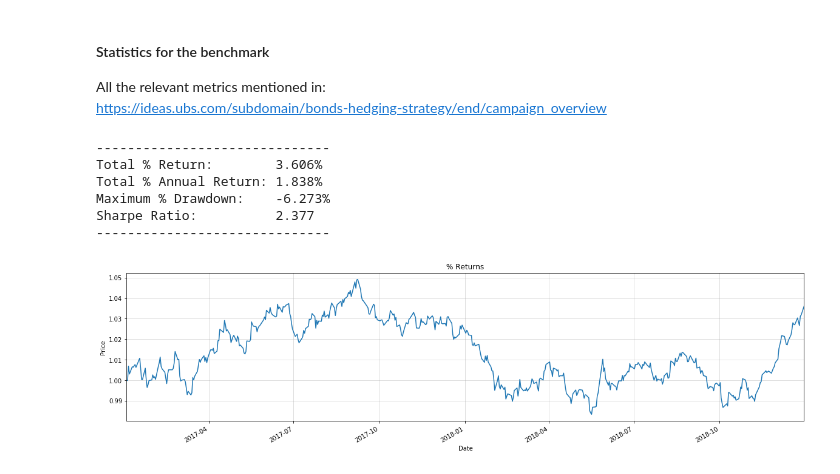
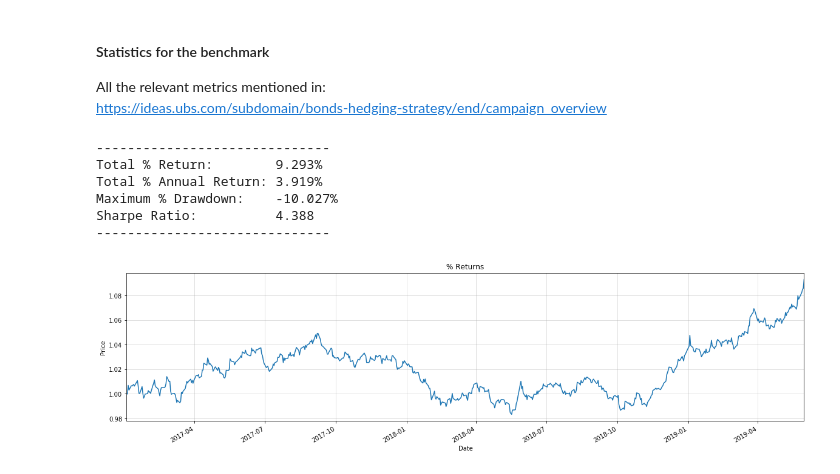
Before and after one commit to dema-u/UBSAlgothon, a Jupyter notebook: strategy.ipynb, the cells around one changed output. Drawn from its saved outputs; the diff is of its cells as text; code cells hidden in the pictures.

```diff
--- a/strategy.ipynb
+++ b/strategy.ipynb
@@ -69,12 +47,12 @@ bond_future_10Y
 All the relevant metrics mentioned in:
 https://ideas.ubs.com/subdomain/bonds-hedging-strategy/end/campaign_overview
 # %%
-stats.print_full_statistics(benchmark_price)
+stats.print_full_statistics(benchmark_price['TRDPRC_1'])
 # %% [output]
 ------------------------------
-Total % Return:        3.606%
-Total % Annual Return: 1.838%
-Maximum % Drawdown:    -6.273%
-Sharpe Ratio:          2.377
+Total % Return:        9.293%
+Total % Annual Return: 3.919%
+Maximum % Drawdown:    -10.027%
+Sharpe Ratio:          4.388
 ------------------------------
-[figure, old version]
+[figure, new version]
```
Also changed, not shown: parts of 1 cell of this notebook.
